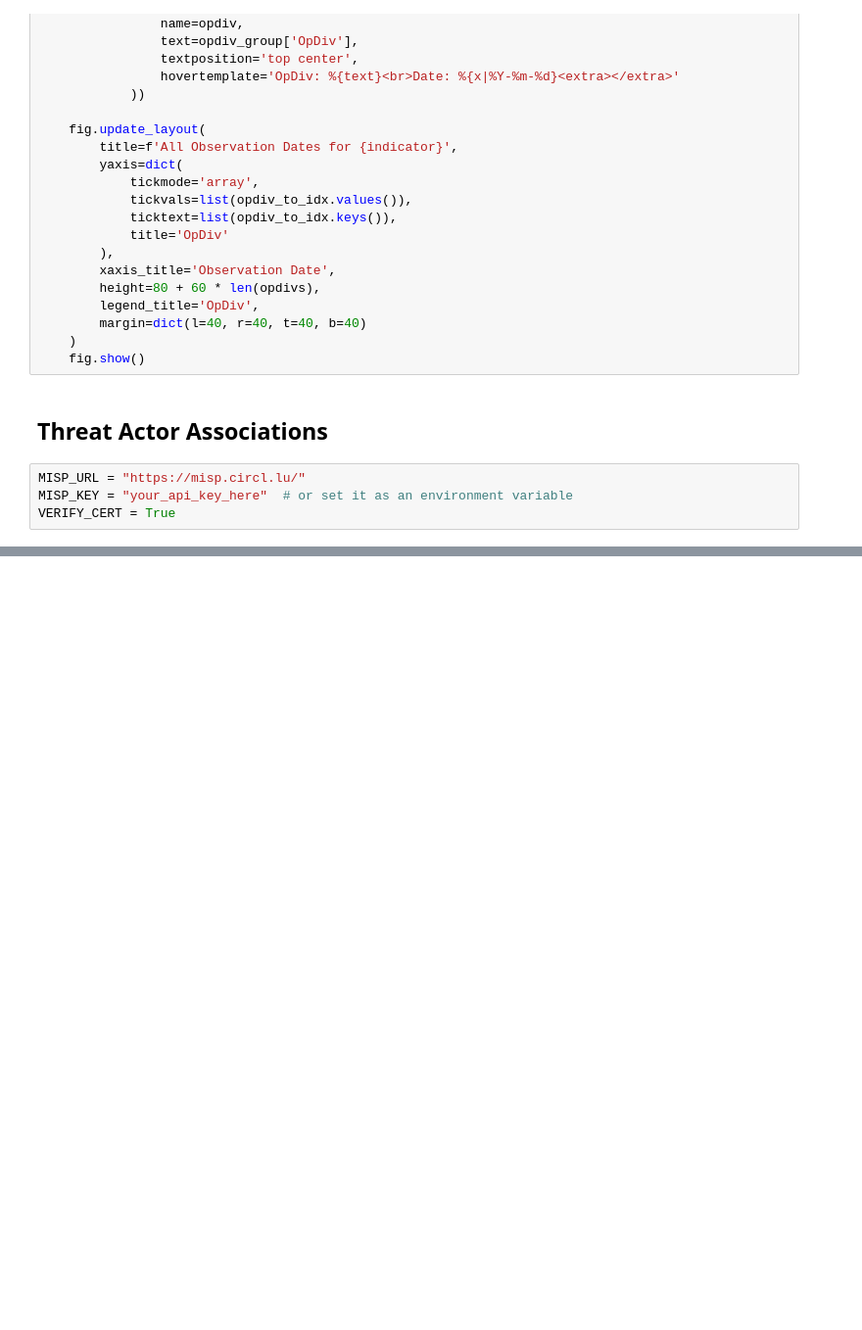
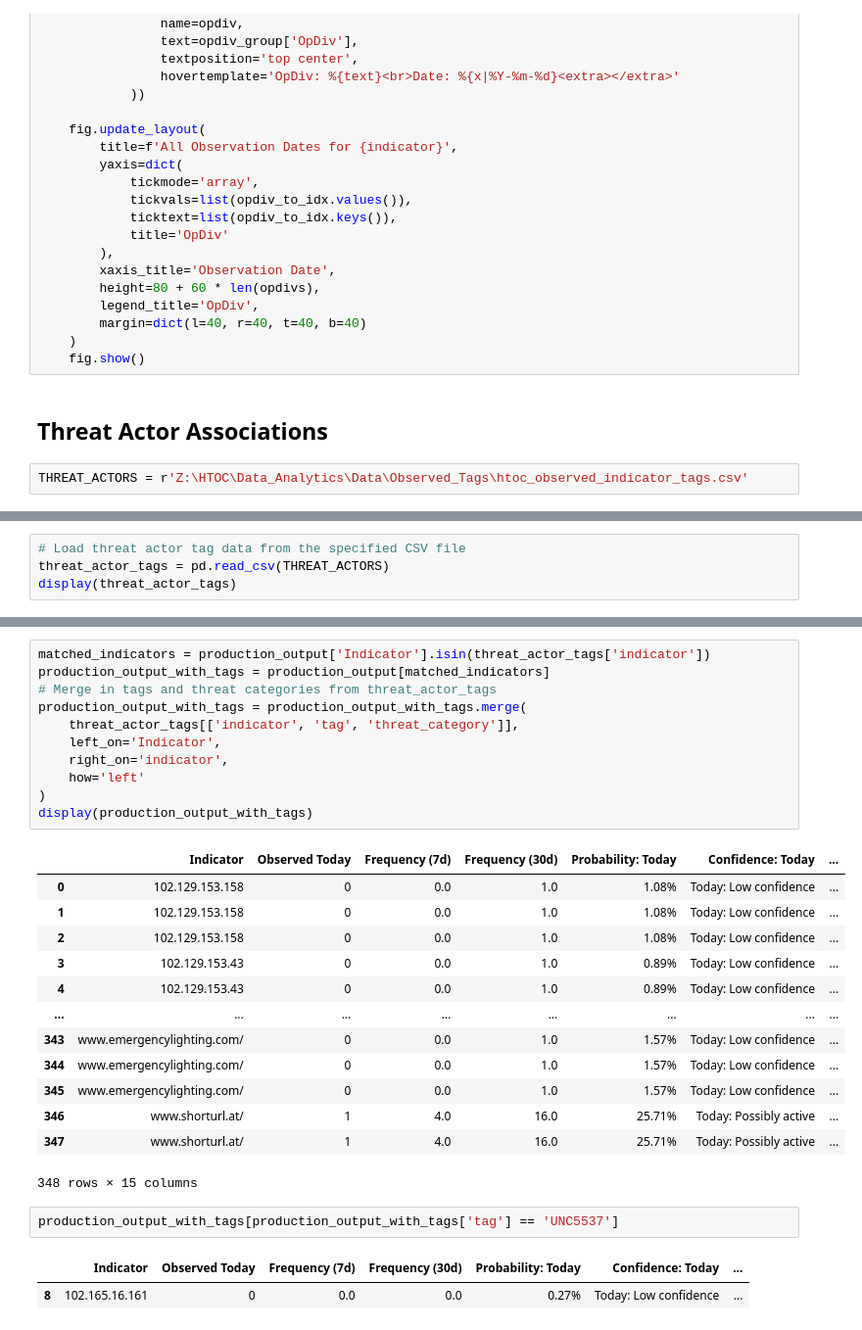
Before and after one commit to jaytlinaskew-OIS/HTOC, a Jupyter notebook: notebooks/observationEventForecasting/research.ipynb, the cells around one changed output, grey strips where cells are left out. Shown at 98% size. Cells and saved outputs as stored; diff of their text form; blank space fills up the shorter version.

```diff
--- a/notebooks/observationEventForecasting/research.ipynb
+++ b/notebooks/observationEventForecasting/research.ipynb
@@ -547,6 +566,4 @@ for indicator in indicators:
 # %% [markdown]
 ## Threat Actor Associations
 # %%
-MISP_URL = "https://misp.circl.lu/"
-MISP_KEY = "your_api_key_here"  # or set it as an environment variable
-VERIFY_CERT = True
+THREAT_ACTORS = r'Z:\HTOC\Data_Analytics\Data\Observed_Tags\htoc_observed_indicator_tags.csv'
@@ -558,0 +570,4 @@ result = misp.search(controller='attributes', type_attribute='ip-src', value='8.
+# %%
+# Load threat actor tag data from the specified CSV file
+threat_actor_tags = pd.read_csv(THREAT_ACTORS)
+display(threat_actor_tags)
@@ -558,0 +588,30 @@ result = misp.search(controller='attributes', type_attribute='ip-src', value='8.
+# %%
+matched_indicators = production_output['Indicator'].isin(threat_actor_tags['indicator'])
+production_output_with_tags = production_output[matched_indicators]
+# Merge in tags and threat categories from threat_actor_tags
+production_output_with_tags = production_output_with_tags.merge(
+    threat_actor_tags[['indicator', 'tag', 'threat_category']],
+    left_on='Indicator',
+    right_on='indicator',
+    how='left'
+)
+display(production_output_with_tags)
+# %% [output]
+|  | Indicator | Observed Today | Frequency (7d) | Frequency (30d) | Probability: Today | Confidence: Today | ... |
+| 0 | 102.129.153.158 | 0 | 0.0 | 1.0 | 1.08% | Today: Low confidence | ... |
+| 1 | 102.129.153.158 | 0 | 0.0 | 1.0 | 1.08% | Today: Low confidence | ... |
+| 2 | 102.129.153.158 | 0 | 0.0 | 1.0 | 1.08% | Today: Low confidence | ... |
+| 3 | 102.129.153.43 | 0 | 0.0 | 1.0 | 0.89% | Today: Low confidence | ... |
+| 4 | 102.129.153.43 | 0 | 0.0 | 1.0 | 0.89% | Today: Low confidence | ... |
+| ... | ... | ... | ... | ... | ... | ... | ... |
+| 343 | www.emergencylighting.com/ | 0 | 0.0 | 1.0 | 1.57% | Today: Low confidence | ... |
+| 344 | www.emergencylighting.com/ | 0 | 0.0 | 1.0 | 1.57% | Today: Low confidence | ... |
+| 345 | www.emergencylighting.com/ | 0 | 0.0 | 1.0 | 1.57% | Today: Low confidence | ... |
+| 346 | www.shorturl.at/ | 1 | 4.0 | 16.0 | 25.71% | Today: Possibly active | ... |
+| 347 | www.shorturl.at/ | 1 | 4.0 | 16.0 | 25.71% | Today: Possibly active | ... |
+348 rows × 15 columns
+# %%
+production_output_with_tags[production_output_with_tags['tag'] == 'UNC5537']
+# %% [output]
+|  | Indicator | Observed Today | Frequency (7d) | Frequency (30d) | Probability: Today | Confidence: Today | ... |
+| 8 | 102.165.16.161 | 0 | 0.0 | 0.0 | 0.27% | Today: Low confidence | ... |
```
Also changed, not shown: parts of 18 cells of this notebook, 8 other files.
